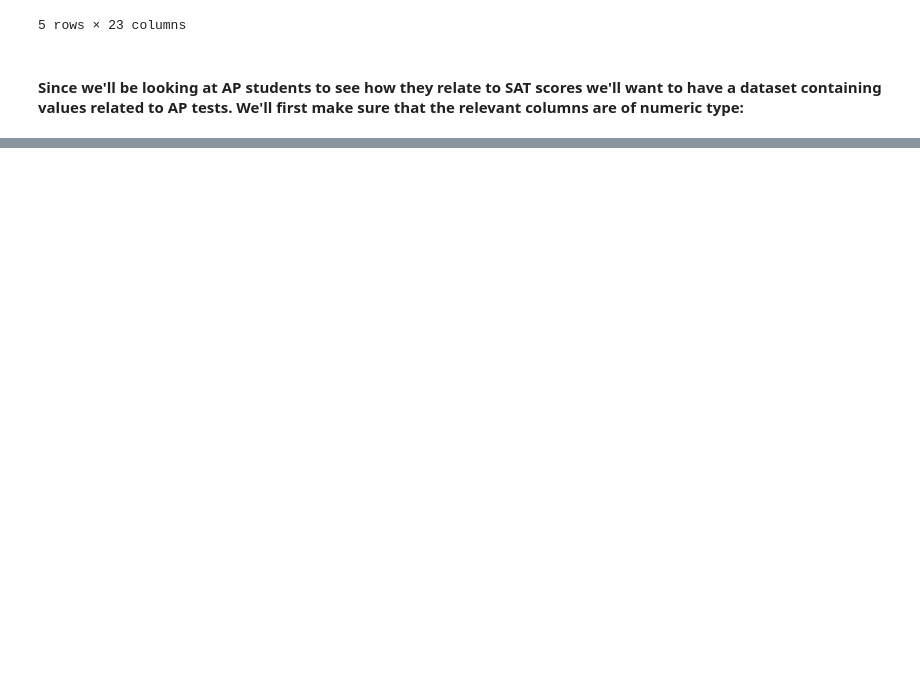
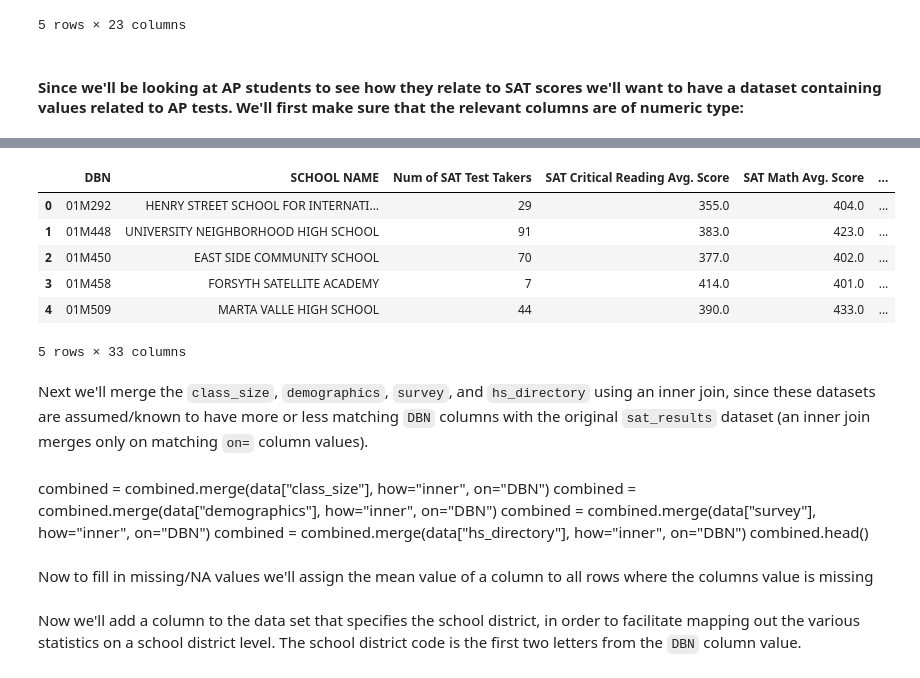
Before and after one commit to monocongo/datascience_portfolio, a Jupyter notebook: dataquest/notebooks/lesson_data_cleaning/Data Cleaning.ipynb, the cells around one changed output, grey strips where cells are left out. Cells and saved outputs as stored; diff of their text form; code cells hidden in the pictures; blank space fills up the shorter version.

Commit message:
added some merging of the various datasets...
and correlation analysis of SAT scores

```diff
--- a/dataquest/notebooks/lesson_data_cleaning/Data Cleaning.ipynb
+++ b/dataquest/notebooks/lesson_data_cleaning/Data Cleaning.ipynb
@@ -207,0 +211,23 @@ data["ap_2010"] = ap_2010
+# %%
+combined = data["sat_results"]
+combined = combined.merge(data["ap_2010"], how="left", on="DBN")
+combined = combined.merge(data["graduation"], how="left", on="DBN")
+combined.head()
+# %% [output]
+|  | DBN | SCHOOL NAME | Num of SAT Test Takers | SAT Critical Reading Avg. Score | SAT Math Avg. Score | ... |
+| 0 | 01M292 | HENRY STREET SCHOOL FOR INTERNATI... | 29 | 355.0 | 404.0 | ... |
+| 1 | 01M448 | UNIVERSITY NEIGHBORHOOD HIGH SCHOOL | 91 | 383.0 | 423.0 | ... |
+| 2 | 01M450 | EAST SIDE COMMUNITY SCHOOL | 70 | 377.0 | 402.0 | ... |
+| 3 | 01M458 | FORSYTH SATELLITE ACADEMY | 7 | 414.0 | 401.0 | ... |
+| 4 | 01M509 | MARTA VALLE HIGH SCHOOL | 44 | 390.0 | 433.0 | ... |
+5 rows × 33 columns
+# %% [markdown]
+Next we'll merge the `class_size`, `demographics`, `survey`, and `hs_directory` using an inner join, since these datasets are assumed/known to have more or less matching `DBN` columns with the original `sat_results` dataset (an inner join merges only on matching `on=` column values).
+# %% [markdown]
+combined = combined.merge(data["class_size"], how="inner", on="DBN")
+combined = combined.merge(data["demographics"], how="inner", on="DBN")
+combined = combined.merge(data["survey"], how="inner", on="DBN")
+combined = combined.merge(data["hs_directory"], how="inner", on="DBN")
+combined.head()
+# %% [markdown]
+Now to fill in missing/NA values we'll assign the mean value of a column to all rows where the columns value is missing
@@ -207,0 +238,2 @@ data["ap_2010"] = ap_2010
+# %% [markdown]
+Now we'll add a column to the data set that specifies the school district, in order to facilitate mapping out the various statistics on a school district level. The school district code is the first two letters from the `DBN` column value.
```
Also changed, not shown: parts of 5 cells of this notebook.
